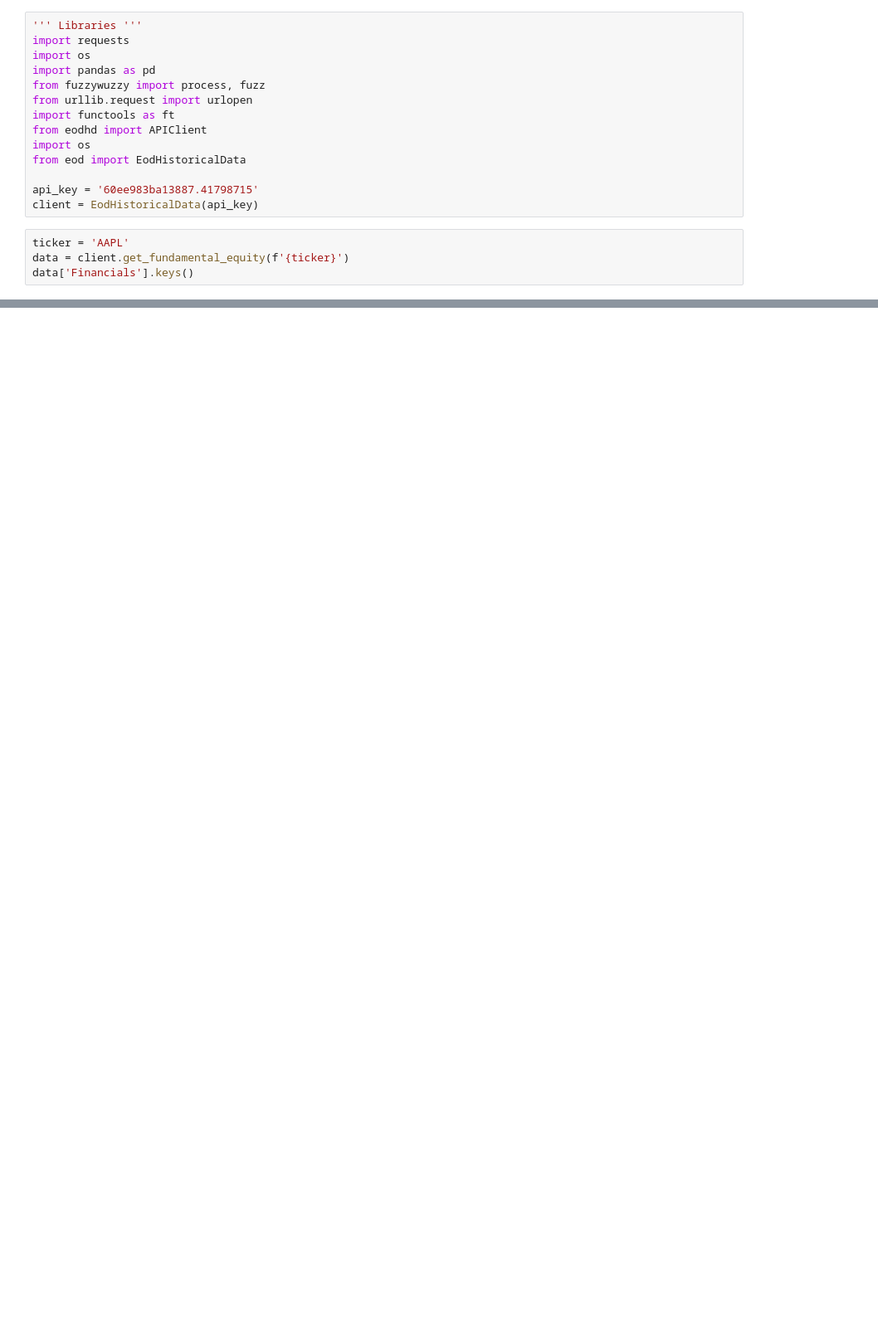
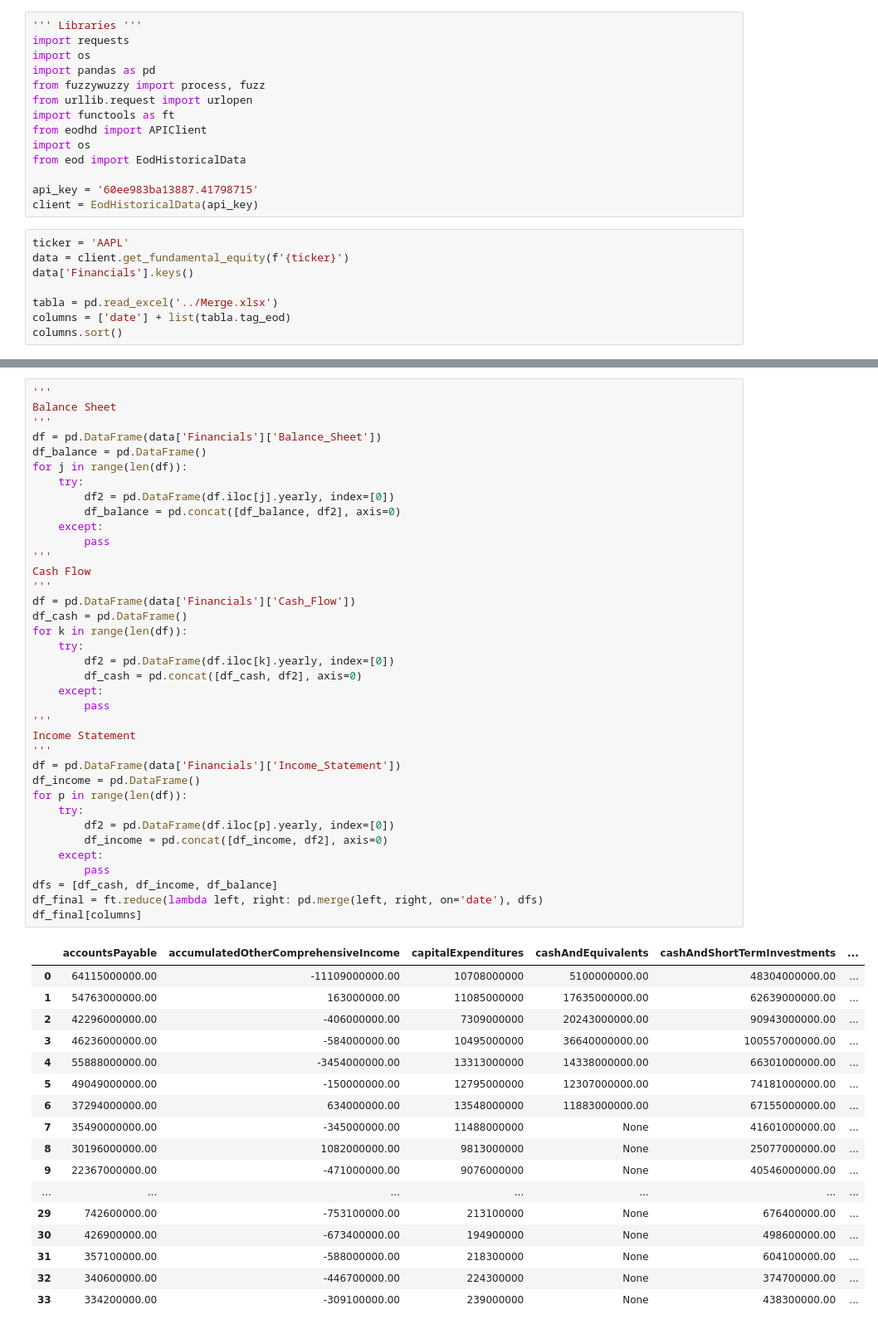
Before and after one commit to Aleengelstajn/Financial-APIs-Comparison-Python, a Jupyter notebook: API_downloads/EOD.ipynb, the cells around one changed output, grey strips where cells are left out. Shown at 83% size. Cells and saved outputs as stored; diff of their text form; blank space fills up the shorter version.

```diff
--- a/API_downloads/EOD.ipynb
+++ b/API_downloads/EOD.ipynb
@@ -16,3 +16,7 @@ client = EodHistoricalData(api_key)
 ticker = 'AAPL'
 data = client.get_fundamental_equity(f'{ticker}')
 data['Financials'].keys()
+
+tabla = pd.read_excel('../Merge.xlsx')
+columns = ['date'] + list(tabla.tag_eod)
+columns.sort()
@@ -50,0 +23,55 @@ df_balance
+# %%
+'''
+Balance Sheet
+'''
+df = pd.DataFrame(data['Financials']['Balance_Sheet'])
+df_balance = pd.DataFrame()
+for j in range(len(df)):
+    try:
+        df2 = pd.DataFrame(df.iloc[j].yearly, index=[0])
+        df_balance = pd.concat([df_balance, df2], axis=0)
+    except:
+        pass
+'''
+Cash Flow
+'''
+df = pd.DataFrame(data['Financials']['Cash_Flow'])
+df_cash = pd.DataFrame()
+for k in range(len(df)):
+    try:
+        df2 = pd.DataFrame(df.iloc[k].yearly, index=[0])
+        df_cash = pd.concat([df_cash, df2], axis=0)
+    except:
+        pass
+'''
+Income Statement
+'''
+df = pd.DataFrame(data['Financials']['Income_Statement'])
+df_income = pd.DataFrame()
+for p in range(len(df)):
+    try:
+        df2 = pd.DataFrame(df.iloc[p].yearly, index=[0])
+        df_income = pd.concat([df_income, df2], axis=0)
+    except:
+        pass
+dfs = [df_cash, df_income, df_balance]
+df_final = ft.reduce(lambda left, right: pd.merge(left, right, on='date'), dfs)
+df_final[columns]
+# %% [output]
+|  | accountsPayable | accumulatedOtherComprehensiveIncome | capitalExpenditures | cashAndEquivalents | cashAndShortTermInvestments | ... |
+| 0 | 64115000000.00 | -11109000000.00 | 10708000000 | 5100000000.00 | 48304000000.00 | ... |
+| 1 | 54763000000.00 | 163000000.00 | 11085000000 | 17635000000.00 | 62639000000.00 | ... |
+| 2 | 42296000000.00 | -406000000.00 | 7309000000 | 20243000000.00 | 90943000000.00 | ... |
+| 3 | 46236000000.00 | -584000000.00 | 10495000000 | 36640000000.00 | 100557000000.00 | ... |
+| 4 | 55888000000.00 | -3454000000.00 | 13313000000 | 14338000000.00 | 66301000000.00 | ... |
+| 5 | 49049000000.00 | -150000000.00 | 12795000000 | 12307000000.00 | 74181000000.00 | ... |
+| 6 | 37294000000.00 | 634000000.00 | 13548000000 | 11883000000.00 | 67155000000.00 | ... |
+| 7 | 35490000000.00 | -345000000.00 | 11488000000 | None | 41601000000.00 | ... |
+| 8 | 30196000000.00 | 1082000000.00 | 9813000000 | None | 25077000000.00 | ... |
+| 9 | 22367000000.00 | -471000000.00 | 9076000000 | None | 40546000000.00 | ... |
+| ... | ... | ... | ... | ... | ... | ... |
+| 29 | 742600000.00 | -753100000.00 | 213100000 | None | 676400000.00 | ... |
+| 30 | 426900000.00 | -673400000.00 | 194900000 | None | 498600000.00 | ... |
+| 31 | 357100000.00 | -588000000.00 | 218300000 | None | 604100000.00 | ... |
+| 32 | 340600000.00 | -446700000.00 | 224300000 | None | 374700000.00 | ... |
+| 33 | 334200000.00 | -309100000.00 | 239000000 | None | 438300000.00 | ... |
```
Also changed, not shown: parts of 3 cells of this notebook, 1 other file.
